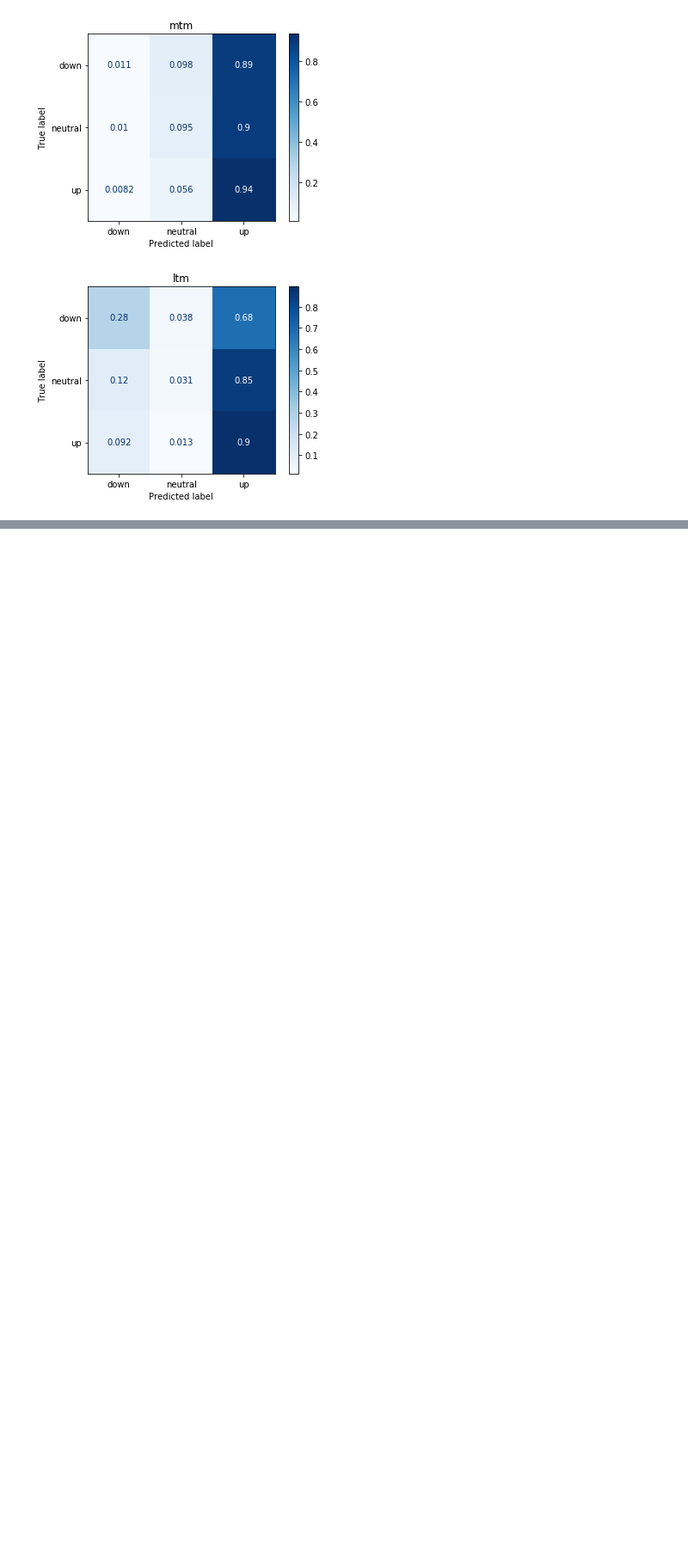
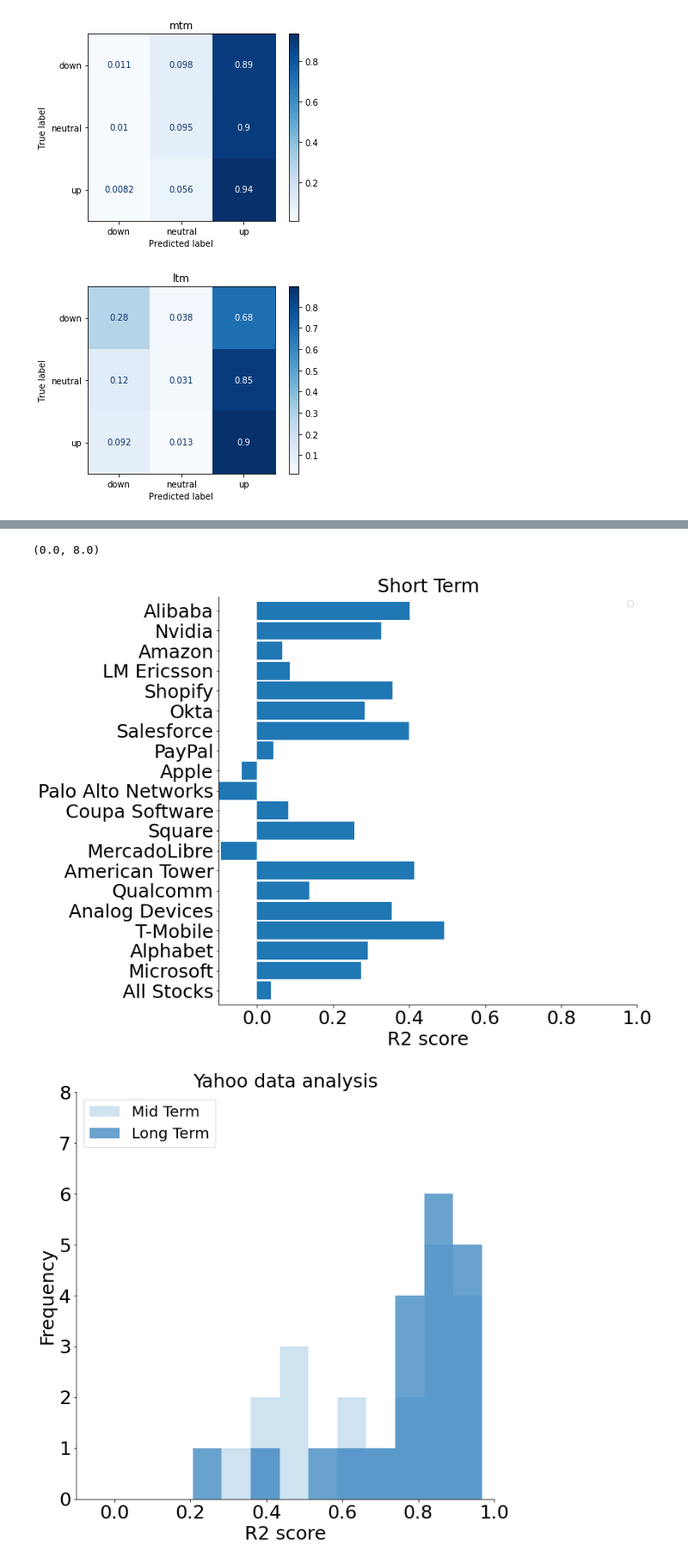
Before and after one commit to sj-ucsd/ece143_stock_sentiment_analysis, a Jupyter notebook: Stock_data_visualization.ipynb, the cells around one changed output, grey strips where cells are left out. Shown at 86% size. Cells and saved outputs as stored; diff of their text form; code cells hidden in the pictures; blank space fills up the shorter version.

Commit message:
added MLP code and visualization

```diff
--- a/Stock_data_visualization.ipynb
+++ b/Stock_data_visualization.ipynb
@@ -520,0 +561,49 @@ for term in term_dict.keys():
+# %%
+# Select which data to plot
+data_type_list=['yahoo','twitter','reddit']
+title_list=['Yahoo data analysis', 'Twitter data analysis', 'Reddit data analysis']
+data_idx = 0 #manually change it [0,1,2]
+
+# Select how long term to plot
+column_list = ['Short Term', 'Mid Term', 'Long Term']
+idx=0 #manually change it [0,1,2]
+
+
+
+df=pd.read_csv(fig_folder+data_type_list[data_idx]+'.csv', index_col=0)
+fs=25 # font size
+
+# Start plotting bar graph
+clm=column_list[idx]
+df_r2 = df[clm]
+ax=df_r2.plot.barh(figsize=(10,10),width=0.9,fontsize=fs,alpha=1)#mydf['color']
+ax.set_xlabel('R2 score',fontsize=fs)
+ax.legend('')
+ax.set_title(clm, fontsize=fs)
+ax.spines['top'].set_visible(False)
+ax.spines['right'].set_visible(False)
+if idx!=0:
+  plt.tick_params(
+      axis='y',          # changes apply to the y-axis
+      labelleft=False) # labels along the bottom edge are off
+fig = ax.get_figure()
+plt.xlim([-.1,1])
+# fig.savefig(fig_folder,'+data_type+'_'+clm+'_v2.png',bbox_inches='tight')
+
+# Start plotting histogram
+df.drop(columns=['Short Term', 'color'], inplace=True)
+ax=df.plot.hist(bins=10, figsize=(10,10),alpha=0.7, fontsize=fs, color=sns.color_palette('Blues')[1:-1:3]) #,color=sns.color_palette('magma') #hls, rocket, magma, flare
+ax.set_xlabel('R2 score',fontsize=fs)
+ax.set_ylabel('Frequency',fontsize=fs)
+plt.legend(loc=2, prop={'size': fs-5})
+ax.set_title(title_list[data_idx], fontsize=fs)
+ax.spines['top'].set_visible(False)
+ax.spines['right'].set_visible(False)
+fig = ax.get_figure()
+plt.xlim([-.1,1])
+plt.ylim([0,8])
+# fig.savefig(fig_folder+'histogram_'+data_type_list[idx]+'.png',bbox_inches='tight')
+# %% [output]
+(0.0, 8.0)
+[figure, added]
+[figure, added]
```
Also changed, not shown: parts of 4 cells of this notebook, 1 other file.
